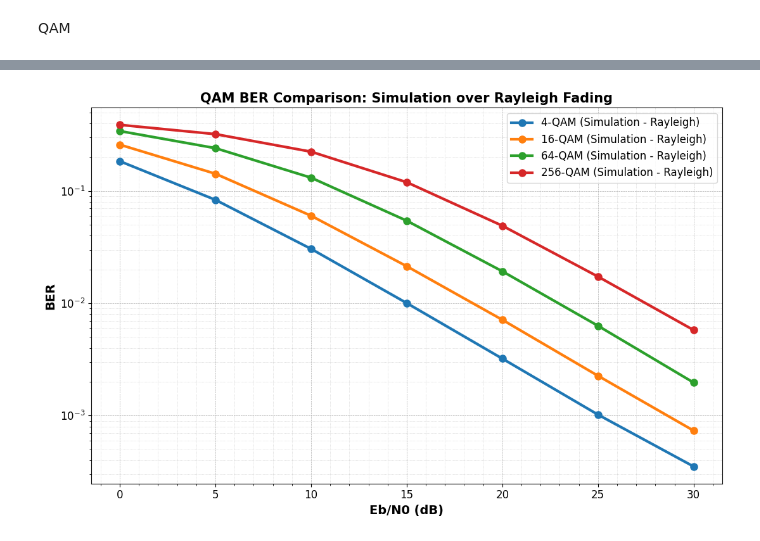
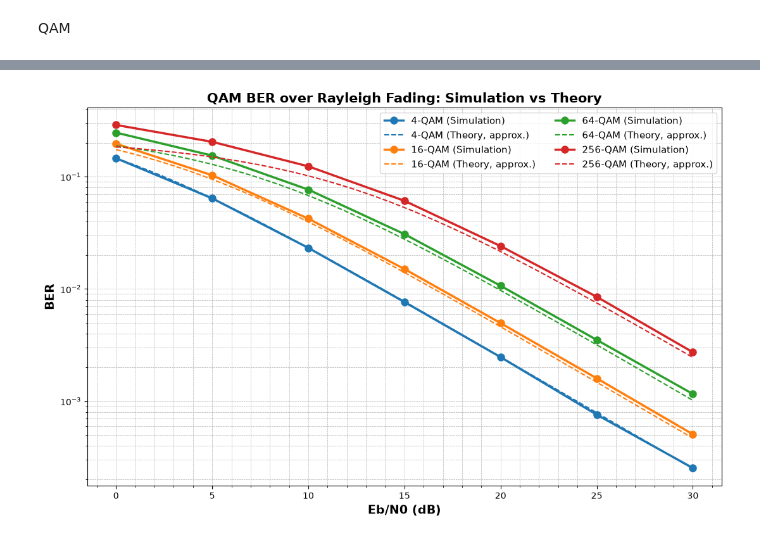
Before and after one commit to TriLe1016/Wireless_channel-, a Jupyter notebook: Wireless_channel/main.ipynb, the cells around one changed output, grey strips where cells are left out. Cells and saved outputs as stored; diff of their text form; code cells hidden in the pictures.

```diff
--- a/Wireless_channel/main.ipynb
+++ b/Wireless_channel/main.ipynb
@@ -72,9 +58,10 @@ QAM
 # %%
 import numpy as np
 import matplotlib.pyplot as plt
-from QAM_modul import QAM, Rayleigh_fading, set_seed, binary_to_gray, gray_to_binary, ber_theory_16qam_awgn, compute_ber
+from channel import (QAM, QPSK, AWGN, Rayleigh_fading, rayleigh_channel, equalize,
+                     set_seed, compute_ber, ber_mqam_rayleigh)
 
 set_seed(42)
-N_bits = 1000000
+N_bits = 1_200_000                  # chia hết cho k = 2, 4, 6, 8
 EbN0_dB_range = np.arange(0, 31, 5)
 bits_tx = np.random.randint(0, 2, N_bits)
@@ -170,34 +134,20 @@ KeyboardInterrupt:
 # %%
 plt.figure(figsize=(11, 7))
+EbN0_fine = np.linspace(EbN0_dB_range[0], EbN0_dB_range[-1], 200)
 
 for M in M_list:
-    plt.semilogy(
-        EbN0_dB_range,
-        ber_results[M],
-        linestyle='-',
-        linewidth=3,
-        marker='o',
-        markersize=8,
-        label=f'{M}-QAM (Simulation - Rayleigh)'
-    )
+    line, = plt.semilogy(EbN0_dB_range, ber_results[M], linestyle='-', linewidth=2.5,
+                         marker='o', markersize=8, label=f'{M}-QAM (Simulation)')
+    plt.semilogy(EbN0_fine, ber_mqam_rayleigh(EbN0_fine, M), linestyle='--',
+                 linewidth=1.5, color=line.get_color(), label=f'{M}-QAM (Theory, approx.)')
 
 plt.grid(True, which='both', linestyle='--', linewidth=0.5)
-
 plt.xlabel("Eb/N0 (dB)", fontsize=14, fontweight='bold')
 plt.ylabel("BER", fontsize=14, fontweight='bold')
-
-plt.title("QAM BER Comparison: Simulation over Rayleigh Fading",
-          fontsize=15, fontweight='bold')
-
-plt.legend(fontsize=12, loc='best')
-
+plt.title("QAM BER over Rayleigh Fading: Simulation vs Theory", fontsize=15, fontweight='bold')
+plt.legend(fontsize=11, loc='best', ncol=2)
 plt.minorticks_on()
-plt.grid(which='minor', linestyle=':', linewidth=0.5, alpha=0.7)
-
-plt.xticks(fontsize=12)
-plt.yticks(fontsize=12)
-
 plt.tight_layout()
 plt.show()
 # %% [output]
-[figure, old version]
+[figure, new version]
```
Also changed, not shown: parts of 14 cells of this notebook, 14 other files.
